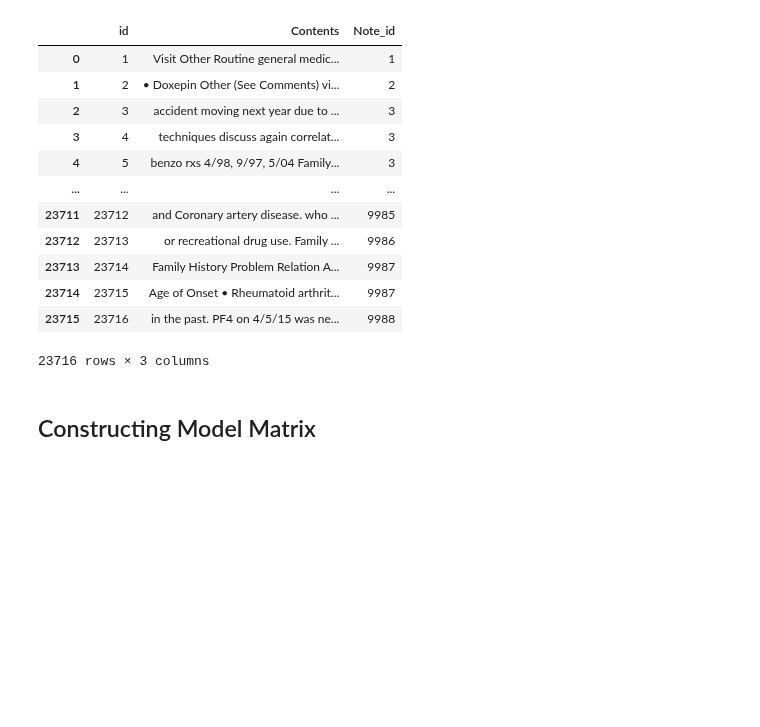
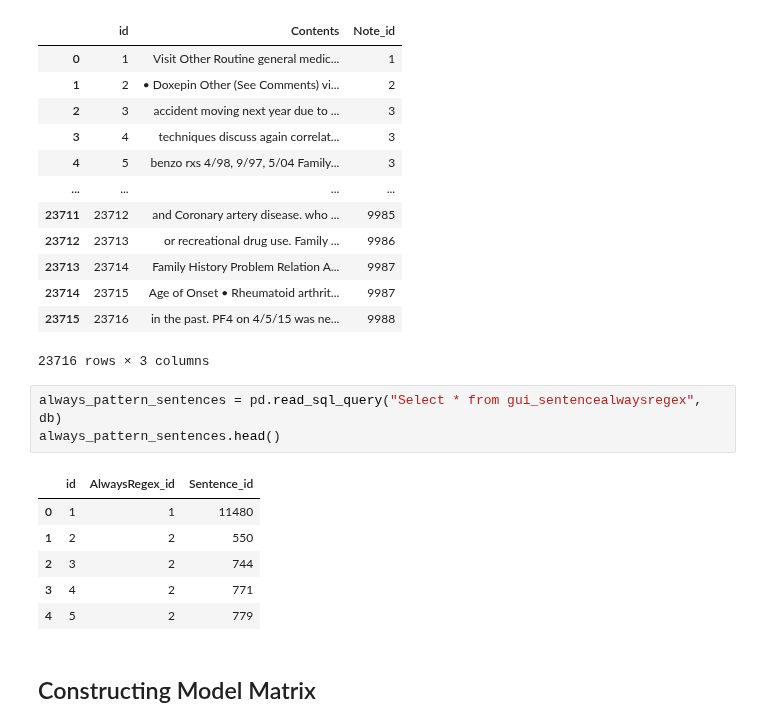
Before and after one commit to anaconda121/NeuraHealth, a Jupyter notebook: EDA/Extracting Data from DB.ipynb, the cells around one changed output. Saved outputs shown, nothing was run; the diff lists cells and outputs as text; blank space fills up the shorter version.

Commit message:
edited model matrix so that it also includes matches from always patterns

```diff
--- a/EDA/Extracting Data from DB.ipynb
+++ b/EDA/Extracting Data from DB.ipynb
@@ -79,6 +79,16 @@ sentences
 | 23714 | 23715 | Age of Onset • Rheumatoid arthrit... | 9987 |
 | 23715 | 23716 | in the past. PF4 on 4/5/15 was ne... | 9988 |
 23716 rows × 3 columns
+# %%
+always_pattern_sentences = pd.read_sql_query("Select * from gui_sentencealwaysregex", db)
+always_pattern_sentences.head()
+# %% [output]
+|  | id | AlwaysRegex_id | Sentence_id |
+| 0 | 1 | 1 | 11480 |
+| 1 | 2 | 2 | 550 |
+| 2 | 3 | 2 | 744 |
+| 3 | 4 | 2 | 771 |
+| 4 | 5 | 2 | 779 |
 # %% [markdown]
 ## Constructing Model Matrix
 # %%
```
Also changed, not shown: parts of 6 cells of this notebook.
